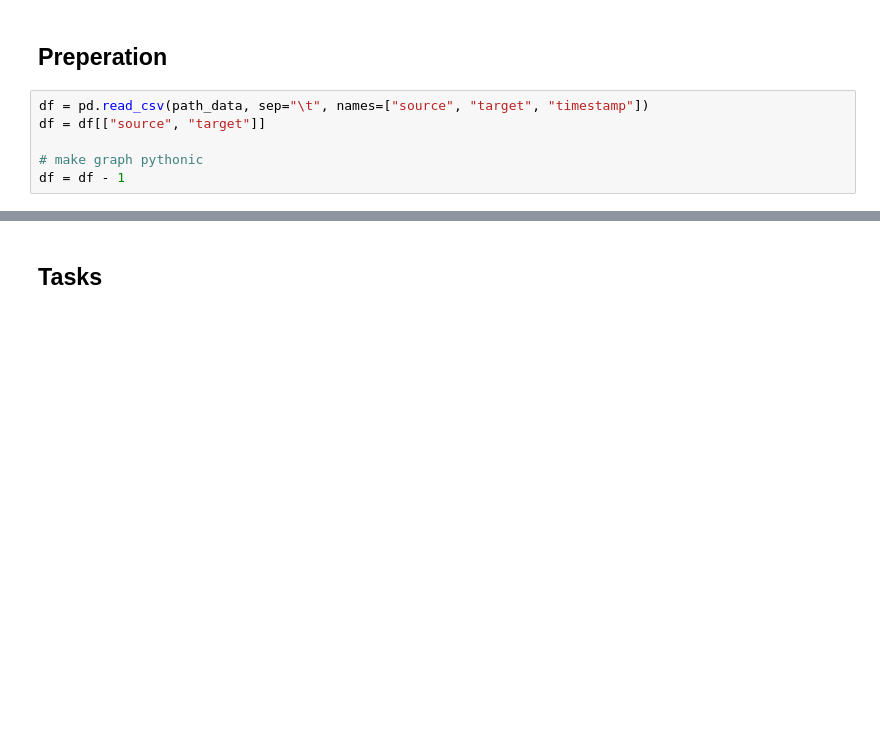
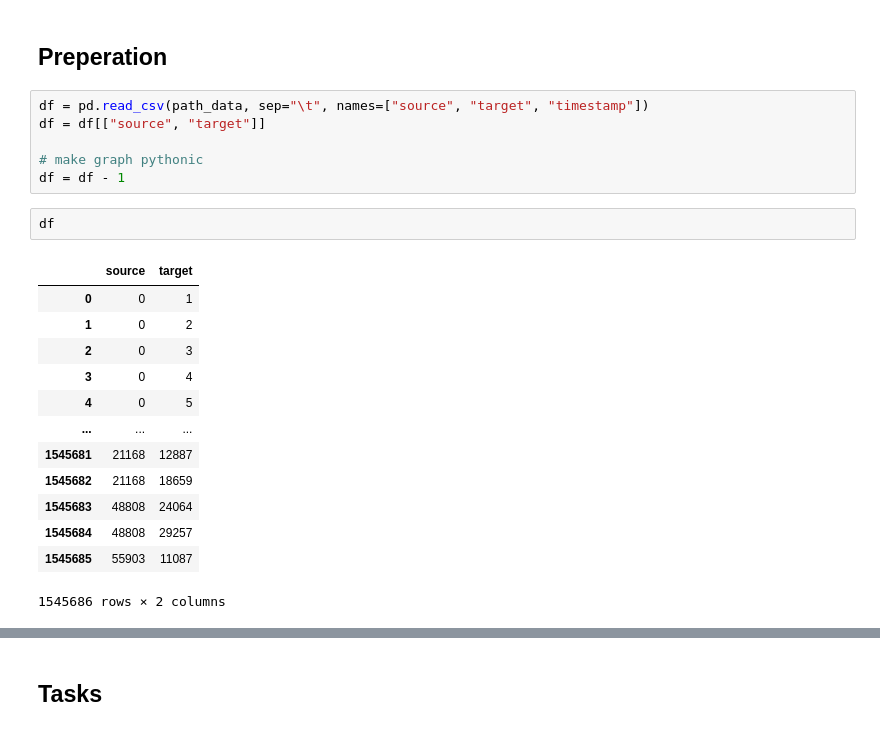
Before and after one commit to Haydnspass/Complex-Network-Analysis-Exercises, a Jupyter notebook: assignment-4/problem_4_3.ipynb, the cells around one changed output, grey strips where cells are left out. Cells and saved outputs as stored; diff of their text form; blank space fills up the shorter version.

```diff
--- a/assignment-4/problem_4_3.ipynb
+++ b/assignment-4/problem_4_3.ipynb
@@ -15,12 +15,28 @@ from pathlib import Path
 path_data = Path("/Users/lucasmueller/Documents/Projects/complex_network/facebook-links.txt")
 # %% [markdown]
 ## Preperation
-# %%
-df = pd.read_csv(path_data, sep="\t", names=["source", "target", "timestamp"])
-df = df[["source", "target"]]
-
-# make graph pythonic
-df = df - 1
+# %%
+df = pd.read_csv(path_data, sep="\t", names=["source", "target", "timestamp"])
+df = df[["source", "target"]]
+
+# make graph pythonic
+df = df - 1
+# %%
+df
+# %% [output]
+|  | source | target |
+| 0 | 0 | 1 |
+| 1 | 0 | 2 |
+| 2 | 0 | 3 |
+| 3 | 0 | 4 |
+| 4 | 0 | 5 |
+| ... | ... | ... |
+| 1545681 | 21168 | 12887 |
+| 1545682 | 21168 | 18659 |
+| 1545683 | 48808 | 24064 |
+| 1545684 | 48808 | 29257 |
+| 1545685 | 55903 | 11087 |
+1545686 rows × 2 columns
 # %%
 # add an edge which neglects the order (by sorting it)
 df['edge'] = df.apply(lambda r: tuple(sorted((r.source, r.target))), axis=1)
```
Also changed, not shown: parts of 3 cells of this notebook, 2 other files.
